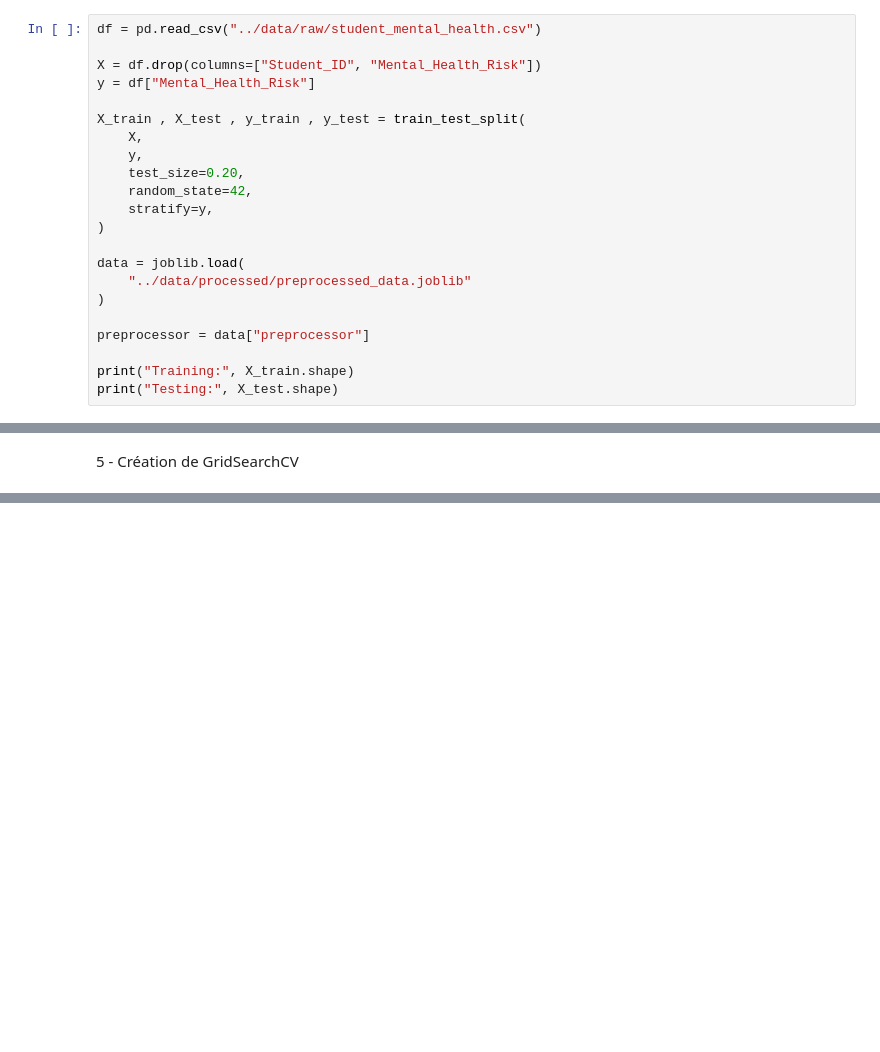
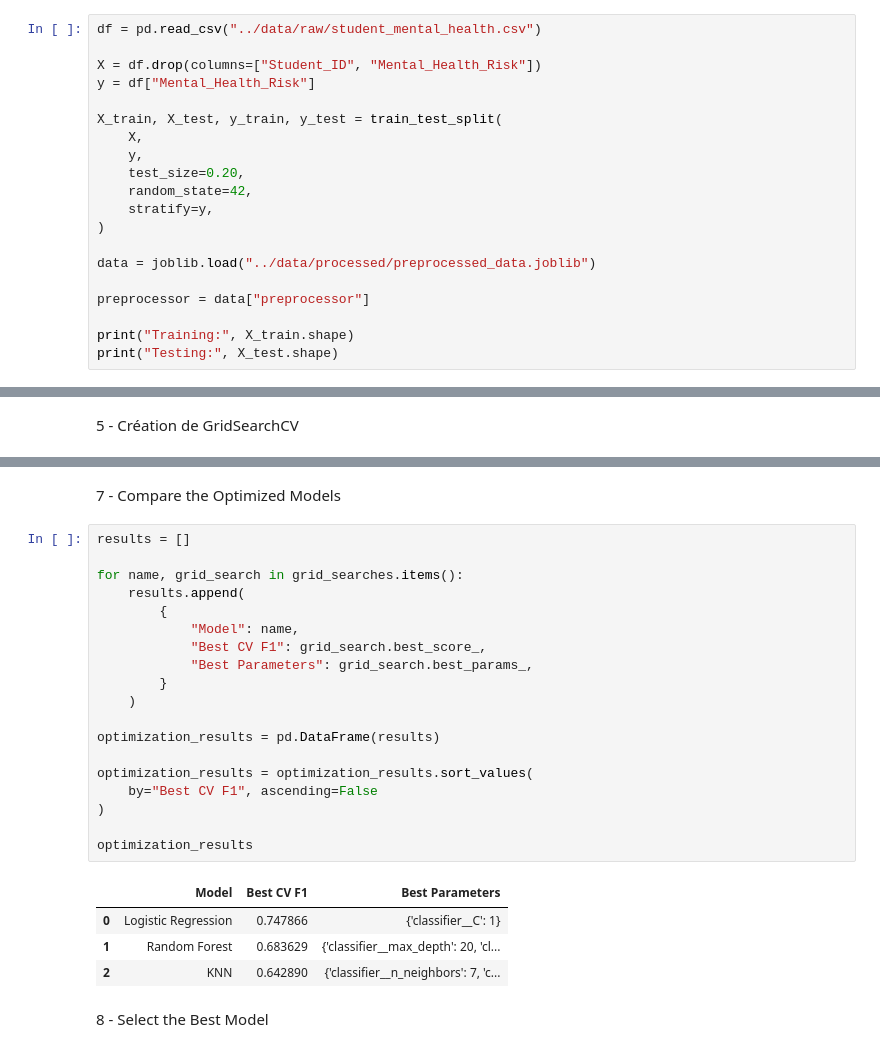
Before and after one commit to ISMAILBENMEZI/student-mental-health-risk-prediction, a Jupyter notebook: notebooks/Model_Optimization.ipynb, the cells around one changed output, grey strips where cells are left out. Drawn from its saved outputs; the diff is of its cells as text; blank space fills up the shorter version.

```diff
--- a/notebooks/Model_Optimization.ipynb
+++ b/notebooks/Model_Optimization.ipynb
@@ -18,7 +29,7 @@ df = pd.read_csv("../data/raw/student_mental_health.csv")
 X = df.drop(columns=["Student_ID", "Mental_Health_Risk"])
 y = df["Mental_Health_Risk"]
 
-X_train , X_test , y_train , y_test = train_test_split(
+X_train, X_test, y_train, y_test = train_test_split(
     X,
     y,
     test_size=0.20,
@@ -26,9 +37,7 @@ X_train , X_test , y_train , y_test = train_test_split(
     stratify=y,
 )
 
-data = joblib.load(
-    "../data/processed/preprocessed_data.joblib"
-)
+data = joblib.load("../data/processed/preprocessed_data.joblib")
 
 preprocessor = data["preprocessor"]
 
@@ -150,0 +157,28 @@ Error:
+# %% [markdown]
+7 - Compare the Optimized Models
+# %%
+results = []
+
+for name, grid_search in grid_searches.items():
+    results.append(
+        {
+            "Model": name,
+            "Best CV F1": grid_search.best_score_,
+            "Best Parameters": grid_search.best_params_,
+        }
+    )
+
+optimization_results = pd.DataFrame(results)
+
+optimization_results = optimization_results.sort_values(
+    by="Best CV F1", ascending=False
+)
+
+optimization_results
+# %% [output]
+|  | Model | Best CV F1 | Best Parameters |
+| 0 | Logistic Regression | 0.747866 | {'classifier__C': 1} |
+| 1 | Random Forest | 0.683629 | {'classifier__max_depth': 20, 'cl... |
+| 2 | KNN | 0.642890 | {'classifier__n_neighbors': 7, 'c... |
+# %% [markdown]
+8 - Select the Best Model
```
Also changed, not shown: parts of 14 cells of this notebook, 4 other files.
